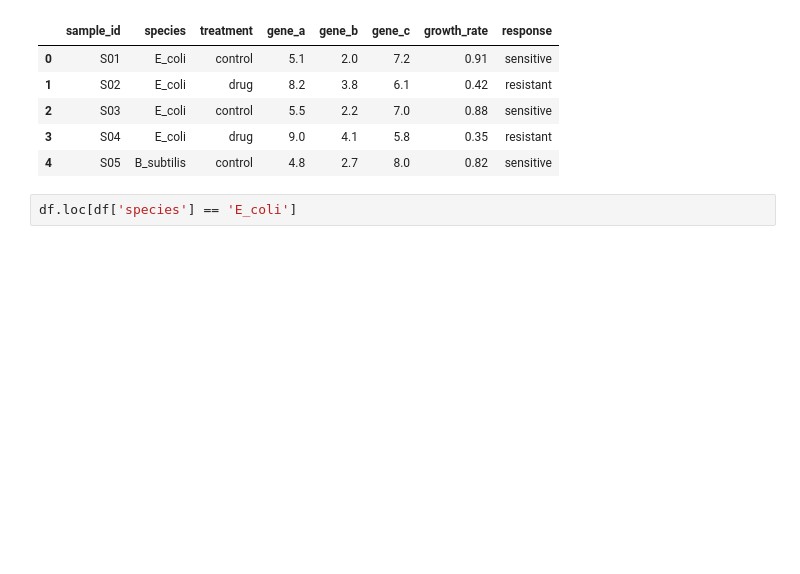
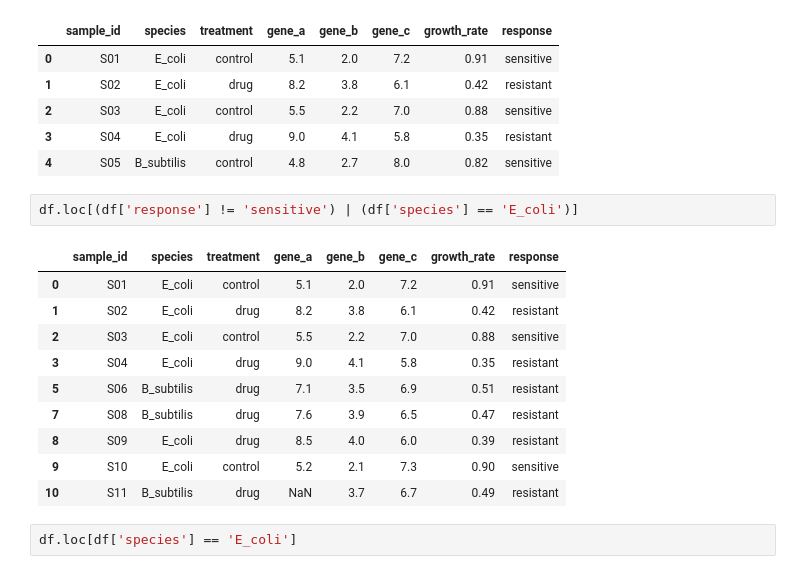
Before and after one commit to clabe-wekesa/BioinfoClassRoom, a Jupyter notebook: SBI812/Lecture_1.ipynb, the cells around one changed output. Saved outputs shown, nothing was run; the diff lists cells and outputs as text; blank space fills up the shorter version.

```diff
--- a/SBI812/Lecture_1.ipynb
+++ b/SBI812/Lecture_1.ipynb
@@ -113,6 +113,19 @@ df.head()
 | 2 | S03 | E_coli | control | 5.5 | 2.2 | 7.0 | 0.88 | sensitive |
 | 3 | S04 | E_coli | drug | 9.0 | 4.1 | 5.8 | 0.35 | resistant |
 | 4 | S05 | B_subtilis | control | 4.8 | 2.7 | 8.0 | 0.82 | sensitive |
+# %%
+df.loc[(df['response'] != 'sensitive') | (df['species'] == 'E_coli')]
+# %% [output]
+|  | sample_id | species | treatment | gene_a | gene_b | gene_c | growth_rate | response |
+| 0 | S01 | E_coli | control | 5.1 | 2.0 | 7.2 | 0.91 | sensitive |
+| 1 | S02 | E_coli | drug | 8.2 | 3.8 | 6.1 | 0.42 | resistant |
+| 2 | S03 | E_coli | control | 5.5 | 2.2 | 7.0 | 0.88 | sensitive |
+| 3 | S04 | E_coli | drug | 9.0 | 4.1 | 5.8 | 0.35 | resistant |
+| 5 | S06 | B_subtilis | drug | 7.1 | 3.5 | 6.9 | 0.51 | resistant |
+| 7 | S08 | B_subtilis | drug | 7.6 | 3.9 | 6.5 | 0.47 | resistant |
+| 8 | S09 | E_coli | drug | 8.5 | 4.0 | 6.0 | 0.39 | resistant |
+| 9 | S10 | E_coli | control | 5.2 | 2.1 | 7.3 | 0.90 | sensitive |
+| 10 | S11 | B_subtilis | drug | NaN | 3.7 | 6.7 | 0.49 | resistant |
 # %%
 df.loc[df['species'] == 'E_coli']
 # %% [output]
```
Also changed, not shown: parts of 9 cells of this notebook, 5 other files.
